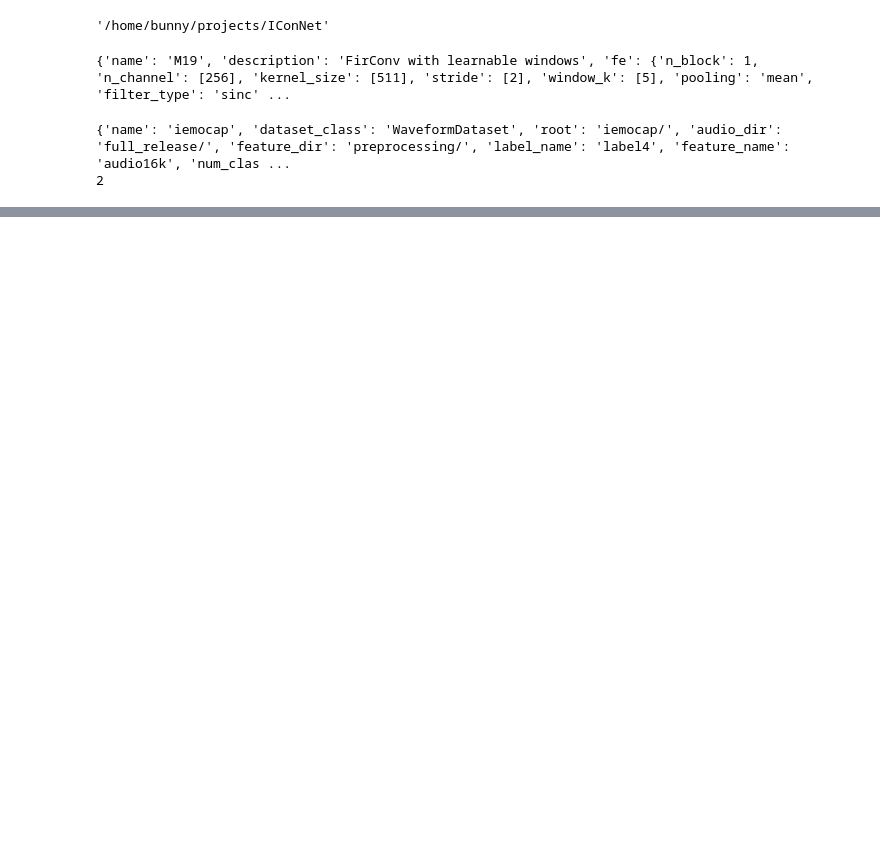
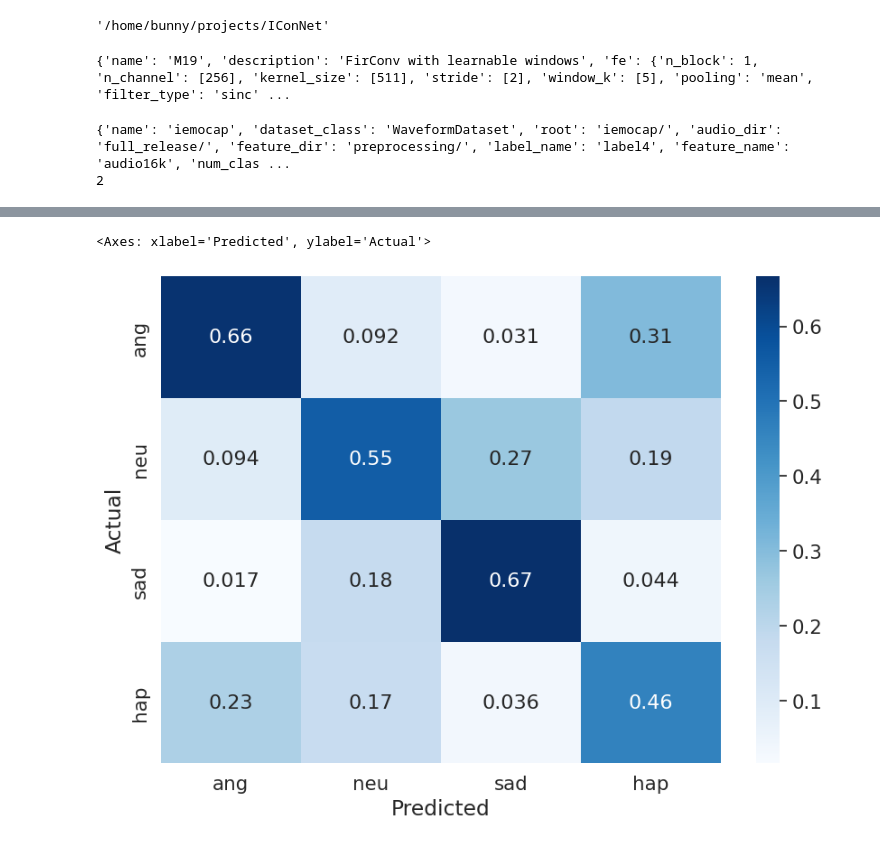
Before and after one commit to vnlinh112/IConNet, a Jupyter notebook: notebooks/vq/scb14_iemocap.ipynb, the cells around one changed output, grey strips where cells are left out. Cells and saved outputs as stored; diff of their text form; code cells hidden in the pictures; blank space fills up the shorter version.

```diff
--- a/notebooks/vq/scb14_iemocap.ipynb
+++ b/notebooks/vq/scb14_iemocap.ipynb
@@ -149,15 +183,17 @@ pprint(cm)
 # %%
 labels = dataset_config.target_labels
-a = cm
-# a /= reduce(a, 'y yh -> y 1', 'sum')
-a /= reduce(a, 'y yh -> 1 yh', 'sum')
+cm = cm.cpu()
+a = cm / reduce(cm, 'y yh -> 1 yh', 'sum')
 df_cm = pd.DataFrame(a, columns=labels, index = labels)
 df_cm.index.name = 'Actual'
 df_cm.columns.name = 'Predicted'
 plt.figure(figsize = (10,7))
 sns.set(font_scale=1.4) #for label size
 sns.heatmap(
     df_cm, cmap="Blues",
     annot=True,
     annot_kws={"size": 16})# font size
+# %% [output]
+<Axes: xlabel='Predicted', ylabel='Actual'>
+[figure, added]
 # %%
```
Also changed, not shown: parts of 18 cells of this notebook.
